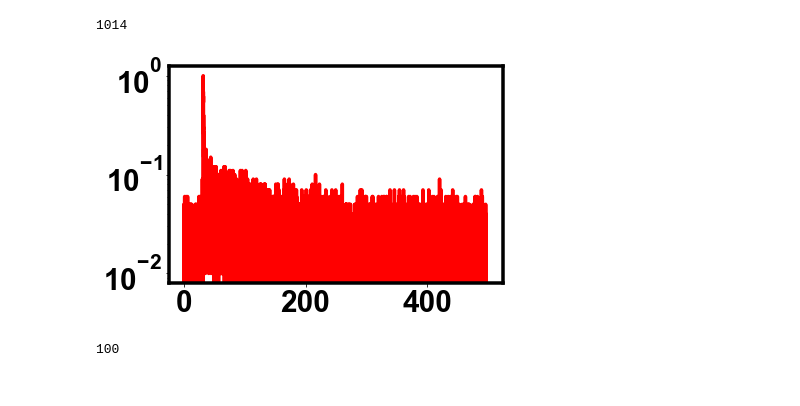
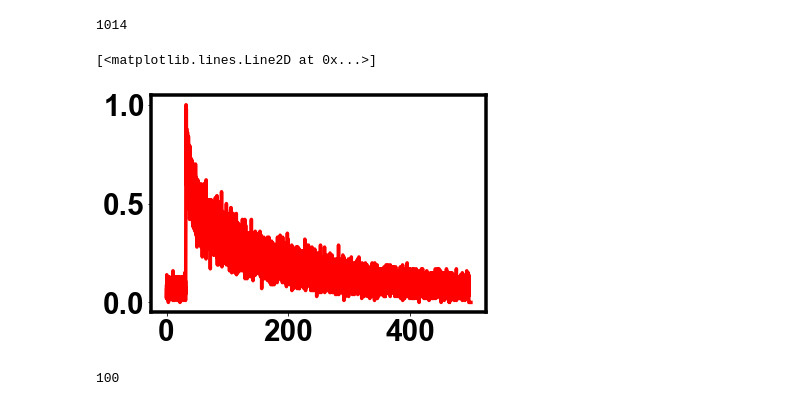
Before and after one commit to aaroncweaver/4_22_22_TRPL, a Jupyter notebook: Br15_APTMS_anthraTMS_phenanthTES/1.2M Br15 TRPL.ipynb, the cells around one changed output. Saved outputs shown, nothing was run; the diff lists cells and outputs as text; code cells hidden in the pictures.

```diff
--- a/Br15_APTMS_anthraTMS_phenanthTES/4_28_22 1.2M Br15 TRPL.ipynb
+++ b/Br15_APTMS_anthraTMS_phenanthTES/1.2M Br15 TRPL.ipynb
@@ -51,11 +51,12 @@ print(np.argmax(A2['Counts']))
 # %% [output]
 1014
 # %%
-plotter = B4
+plotter = B2
 plt.plot(plotter['XAxis'].values, plotter['Counts'].values/np.max(plotter['Counts'].values), label = 'A4', c= 'red')
-plt.yscale('log')
+# plt.yscale('log')
 # %% [output]
+[<matplotlib.lines.Line2D at 0x...>]
-[figure, old version]
+[figure, new version]
 # %%
 A1_fit = pd.read_csv('/Users/aaron/OneDrive/Desktop/Chemistry/Lab/Data/4_28_22/A1_ref_Br15_1MHz_32ps.csv', names=['XAxis', 'Counts'], skiprows=np.argmax(A1['Counts']), delimiter=',',index_col=False)
 A2_fit = pd.read_csv('/Users/aaron/OneDrive/Desktop/Chemistry/Lab/Data/4_28_22/A2_APTMS_Br15_1MHz_32ps.csv', names=['XAxis', 'Counts'], skiprows=np.argmax(A2['Counts']),delimiter=',',index_col=False)
```
Also changed, not shown: parts of 3 cells of this notebook.
